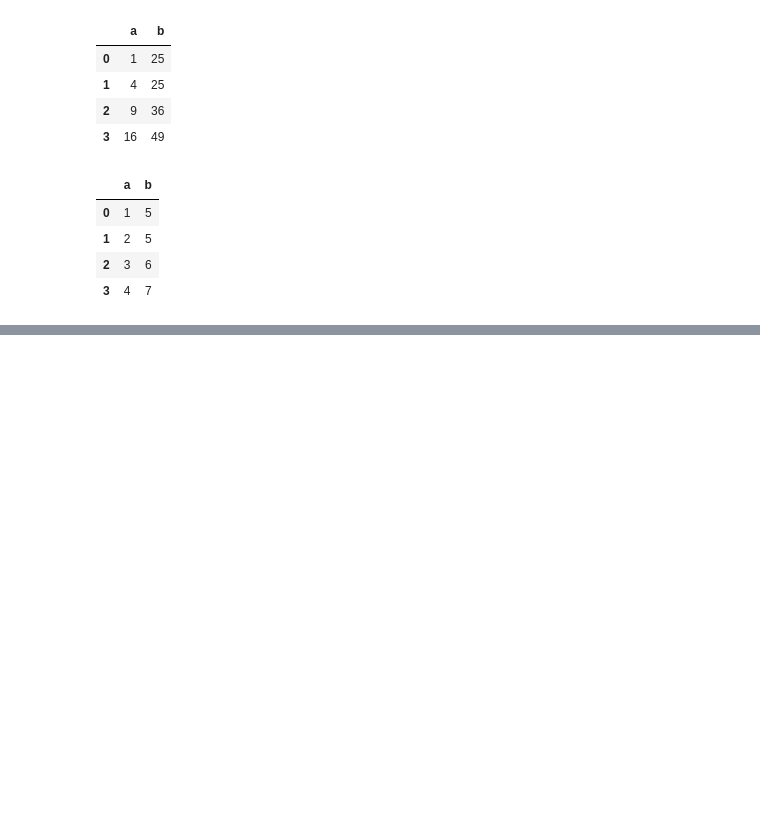
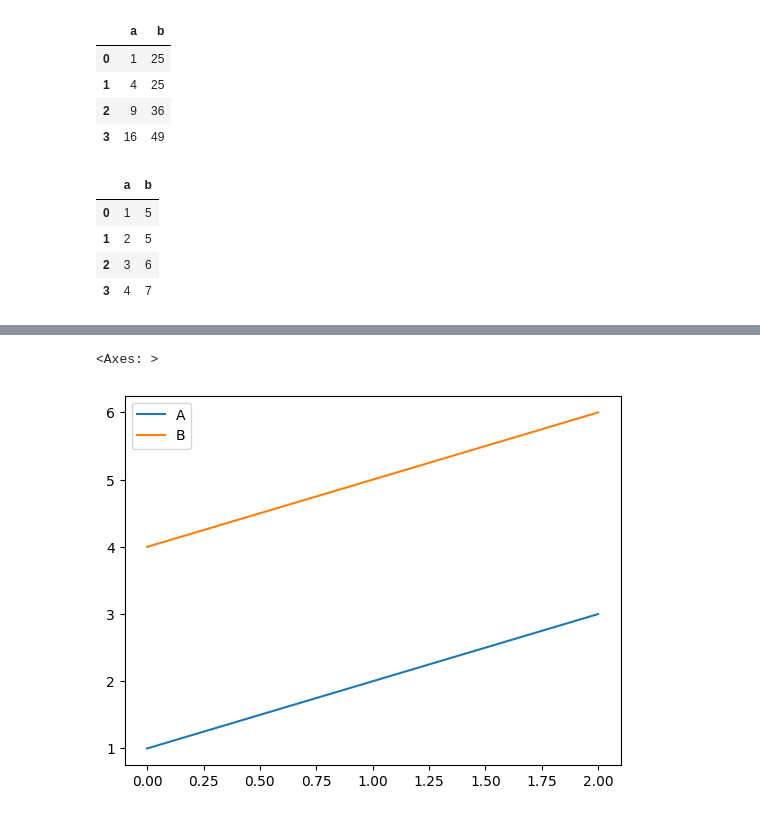
Before and after one commit to shhiivvaam/GenAI, a Jupyter notebook: Pandas/pandas.ipynb, the cells around one changed output, grey strips where cells are left out. Drawn from its saved outputs; the diff is of its cells as text; code cells hidden in the pictures; blank space fills up the shorter version.

```diff
--- a/Pandas/pandas.ipynb
+++ b/Pandas/pandas.ipynb
@@ -1608,0 +1960,5 @@ df1
+# %%
+df.plot()
+# %% [output]
+<Axes: >
+[figure, added]
```
Also changed, not shown: parts of 61 cells of this notebook.
